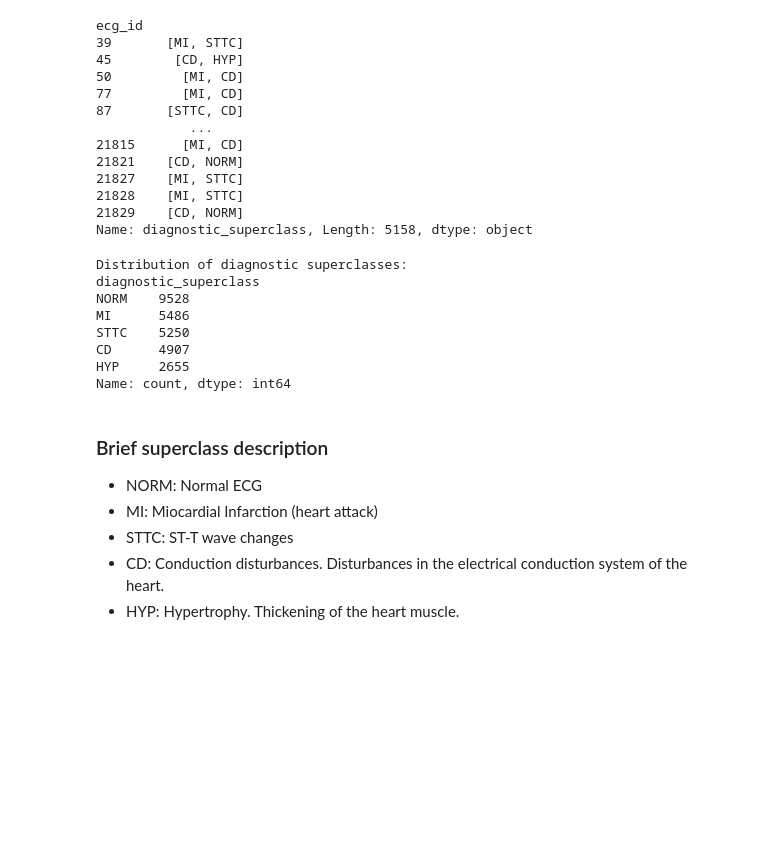
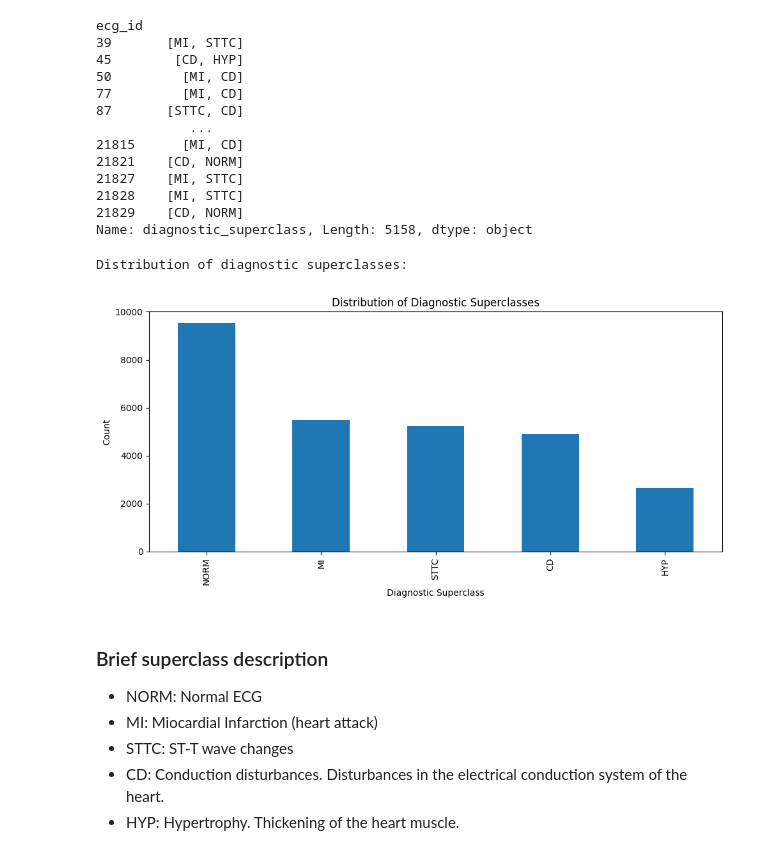
Before and after one commit to HenrikLogJacobsen/DL_UNICT, a Jupyter notebook: Data_Analysis.ipynb, the cells around one changed output. Saved outputs shown, nothing was run; the diff lists cells and outputs as text; code cells hidden in the pictures; blank space fills up the shorter version.

```diff
--- a/Data_Analysis.ipynb
+++ b/Data_Analysis.ipynb
@@ -105,16 +182,15 @@ Name: diagnostic_superclass, Length: 5158, dtype: object
 # %%
 # Find the distribution of the diagnostic superclasses
 print('Distribution of diagnostic superclasses:')
-print(Y['diagnostic_superclass'].explode().value_counts(), '\n')
+Y['diagnostic_superclass'].explode().value_counts().plot(kind='bar', figsize=(10, 5))
+plt.title('Distribution of Diagnostic Superclasses')
+plt.xlabel('Diagnostic Superclass')
+plt.ylabel('Count')
+plt.tight_layout()
+plt.show()
 # %% [output]
 Distribution of diagnostic superclasses:
-diagnostic_superclass
-NORM    9528
-MI      5486
-STTC    5250
-CD      4907
-HYP     2655
-Name: count, dtype: int64
+[figure, added]
 # %% [markdown]
 ### Brief superclass description
 - NORM: Normal ECG
```
Also changed, not shown: parts of 17 cells of this notebook.
